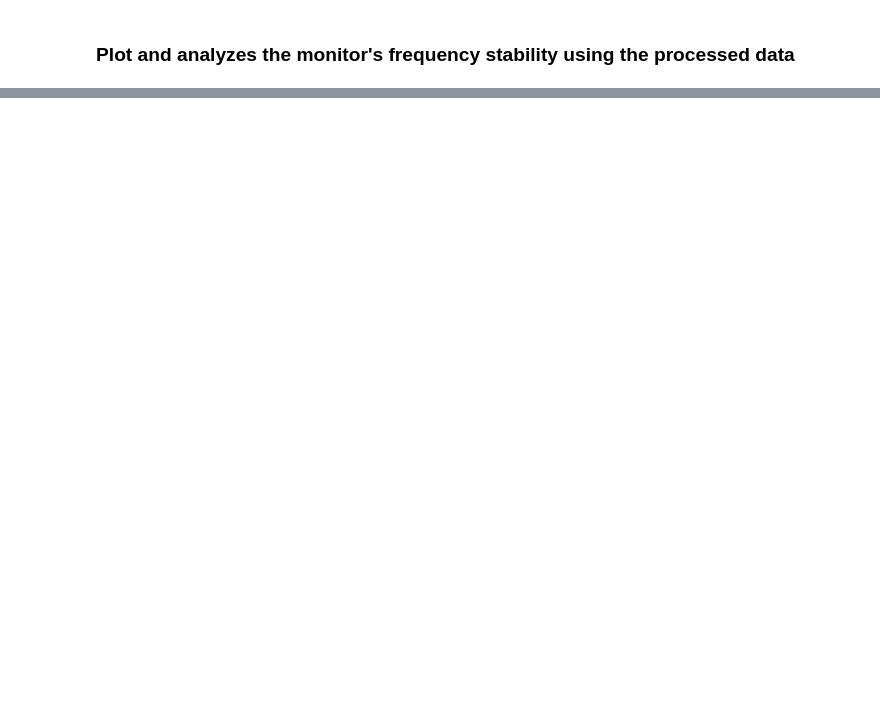
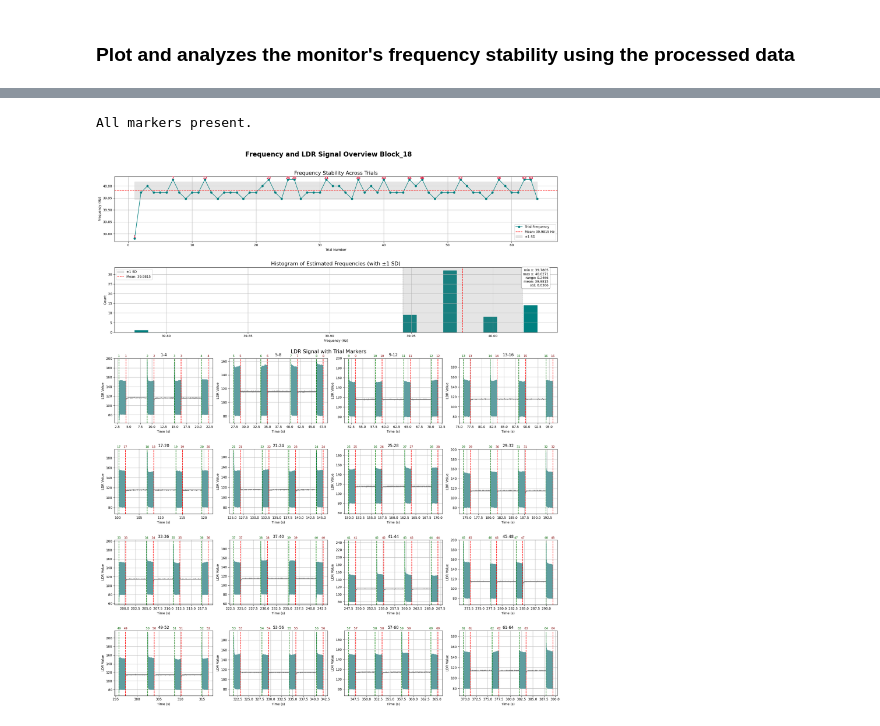
Before and after one commit to boannas/Photocell-checker, a Jupyter notebook: photocell/python_file/plot.ipynb, the cells around one changed output, grey strips where cells are left out. Saved outputs shown, nothing was run; the diff lists cells and outputs as text; code cells hidden in the pictures; blank space fills up the shorter version.

```diff
--- a/photocell/python_file/plot.ipynb
+++ b/photocell/python_file/plot.ipynb
@@ -95,0 +122,11 @@ Frequency: 29.9870 Hz, Peaks: 47, Est. Period: 0.0333 sec
+# %%
+func.check_missing_marker(df, total_trials=n_trial)
+threshold = 130
+# Find average frequency each trial
+trial_labels, freqs = func.collect_frequencies(df,num_trial=n_trial, monitor_freq=monitor_frequency, sr=sr,threshold=threshold)
+# print((freqs))
+# Plot overall freq check
+func.plot_all_frequency_and_ldr(df, block_num=i, n_trial=n_trial, frequencies=freqs, trial_labels=trial_labels)
+# %% [output]
+All markers present.
+[figure, added]
```
Also changed, not shown: parts of 5 cells of this notebook, 6 other files.
